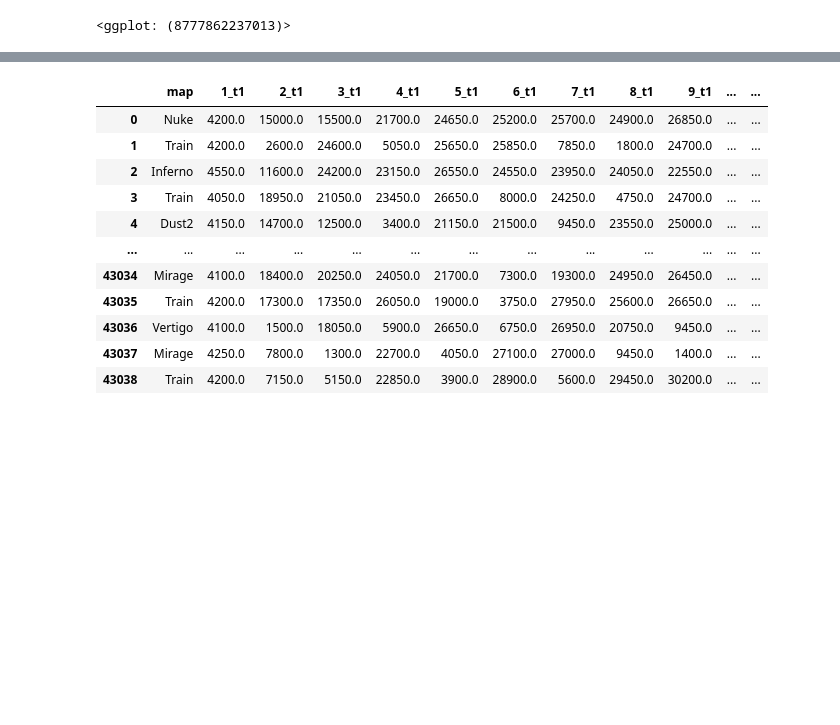
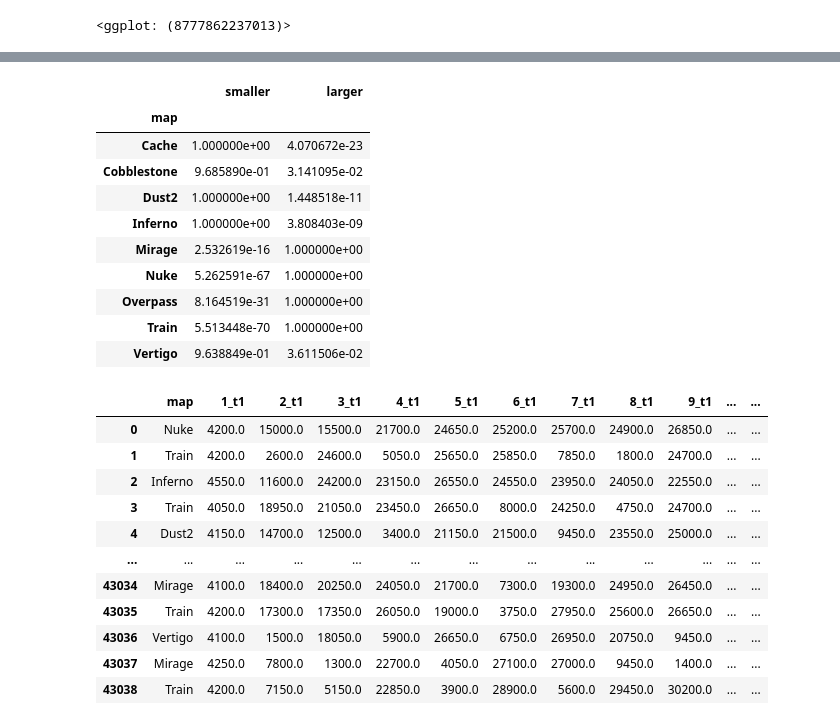
Before and after one commit to wilgaboury/cmsc320-final, a Jupyter notebook: final_project.ipynb, the cells around one changed output, grey strips where cells are left out. Cells and saved outputs as stored; diff of their text form; code cells hidden in the pictures; blank space fills up the shorter version.

```diff
--- a/final_project.ipynb
+++ b/final_project.ipynb
@@ -113,3 +149,26 @@ map_df = map_df.assign(ct_win_diff=map_df.apply(lambda row: row.win_ratio if row
+# %%
+map_ht_df = (map_df[map_df['ct_win_ratio'] != 0.5].groupby('map')
+                   .agg(
+                       ct_wins=pd.NamedAgg(column='ct_win_ratio', aggfunc=lambda x: len(list(filter(lambda e: e > 0.5, x)))),
+                       n=pd.NamedAgg(column='map', aggfunc=len)
+                   ))
+map_ht_df = (map_ht_df.assign(smaller=map_ht_df.apply(
+                lambda row: sm.stats.proportions_ztest(row['ct_wins'], row['n'], 0.5, alternative='smaller')[1], axis = 1)))
+map_ht_df = (map_ht_df.assign(larger=map_ht_df.apply(
+                lambda row: sm.stats.proportions_ztest(row['ct_wins'], row['n'], 0.5, alternative='larger')[1], axis = 1)))
+map_ht_df[['smaller', 'larger']]
+# %% [output]
+|  | smaller | larger |
+| map |  |  |
+| Cache | 1.000000e+00 | 4.070672e-23 |
+| Cobblestone | 9.685890e-01 | 3.141095e-02 |
+| Dust2 | 1.000000e+00 | 1.448518e-11 |
+| Inferno | 1.000000e+00 | 3.808403e-09 |
+| Mirage | 2.532619e-16 | 1.000000e+00 |
+| Nuke | 5.262591e-67 | 1.000000e+00 |
+| Overpass | 8.164519e-31 | 1.000000e+00 |
+| Train | 5.513448e-70 | 1.000000e+00 |
+| Vertigo | 9.638849e-01 | 3.611506e-02 |
 # %%
 maps = ["Nuke", "Dust2", "Mirage", "Train", "Cache", "Cobblestone", "Vertigo", "Inferno", "Overpass"]
 
```
Also changed, not shown: parts of 10 cells of this notebook.
